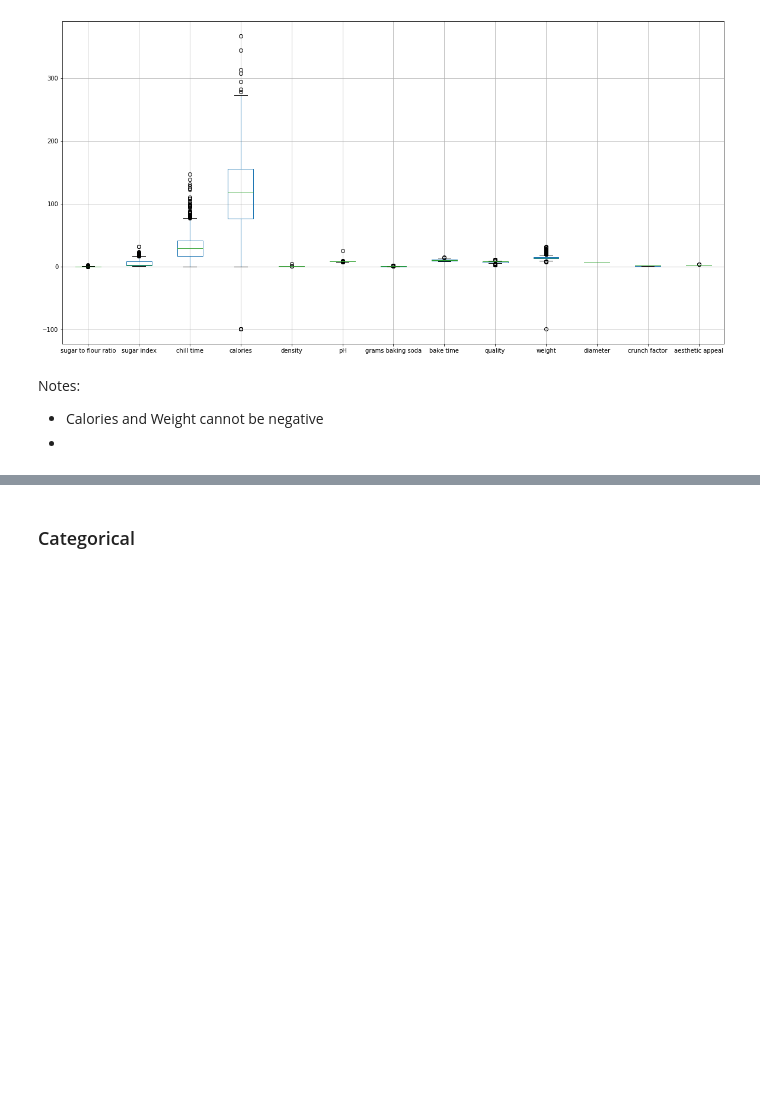
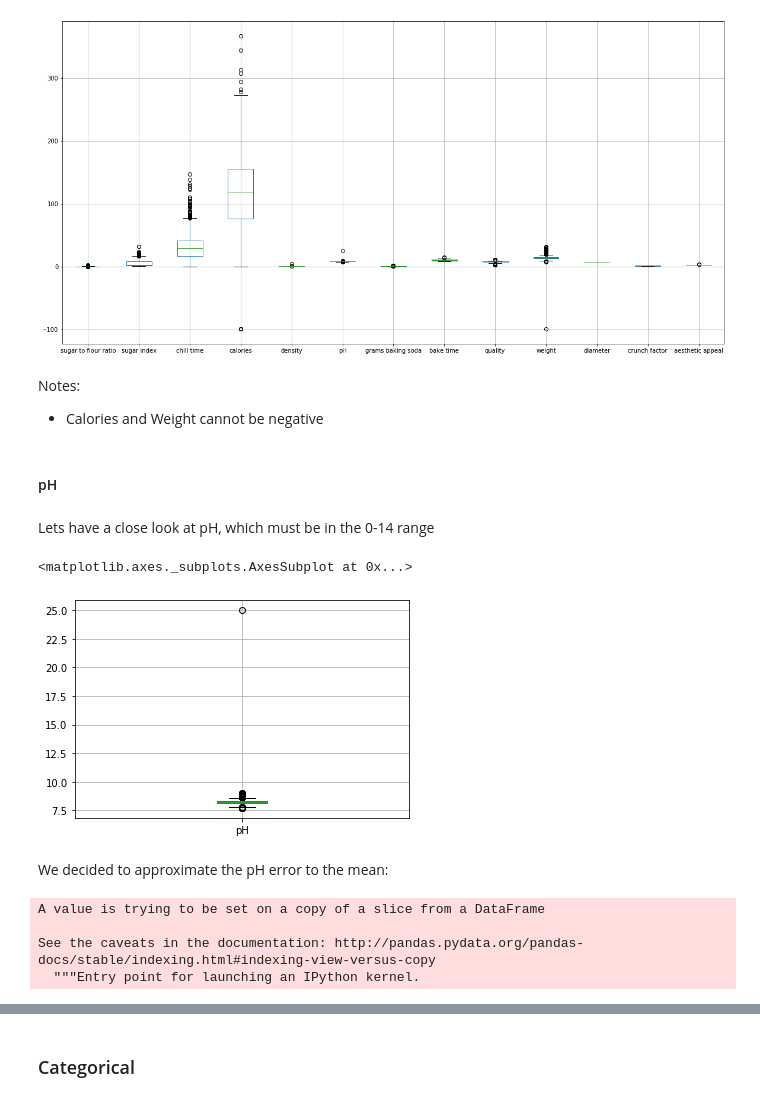
Before and after one commit to EiroaMD/datathon_nov_19, a Jupyter notebook: 2. EDA.ipynb, the cells around one changed output, grey strips where cells are left out. Cells and saved outputs as stored; diff of their text form; code cells hidden in the pictures; blank space fills up the shorter version.

```diff
--- a/2. EDA.ipynb
+++ b/2. EDA.ipynb
@@ -134,4 +160,21 @@ cookies[a].boxplot()
 # %% [markdown]
 Notes:
 * Calories and Weight cannot be negative
-*
+# %% [markdown]
+#### pH
+# %% [markdown]
+Lets have a close look at pH, which must be in the 0-14 range
+# %%
+cookies[['pH']].boxplot()
+# %% [output]
+<matplotlib.axes._subplots.AxesSubplot at 0x...>
+[figure, added]
+# %% [markdown]
+We decided to approximate the pH error to the mean:
+# %%
+cookies.pH[cookies.pH > 14] = cookies.pH.mean()
+# %% [output]
+A value is trying to be set on a copy of a slice from a DataFrame
+
+See the caveats in the documentation: http://pandas.pydata.org/pandas-docs/stable/indexing.html#indexing-view-versus-copy
+  """Entry point for launching an IPython kernel.
```
Also changed, not shown: parts of 11 cells of this notebook.
